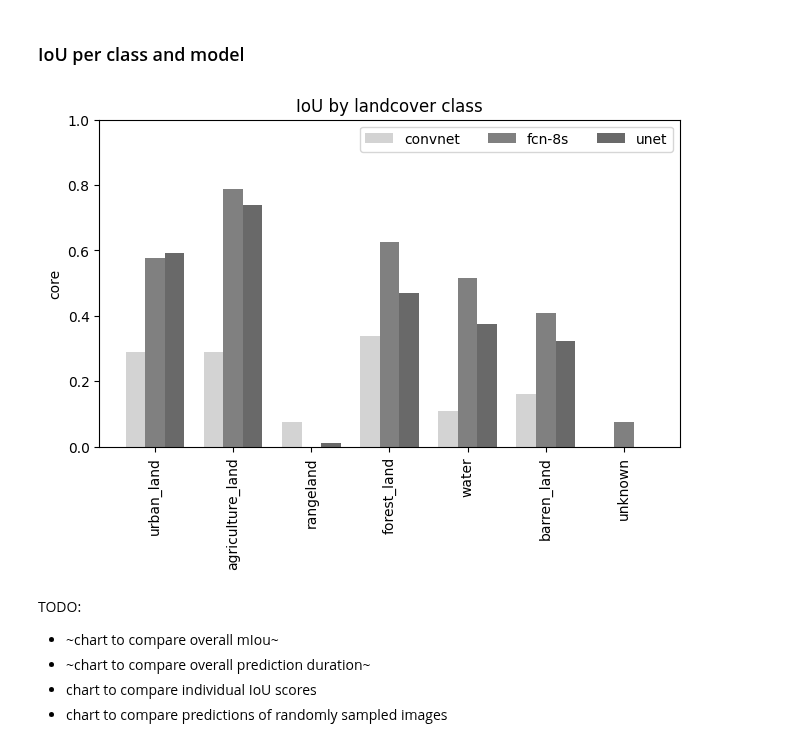
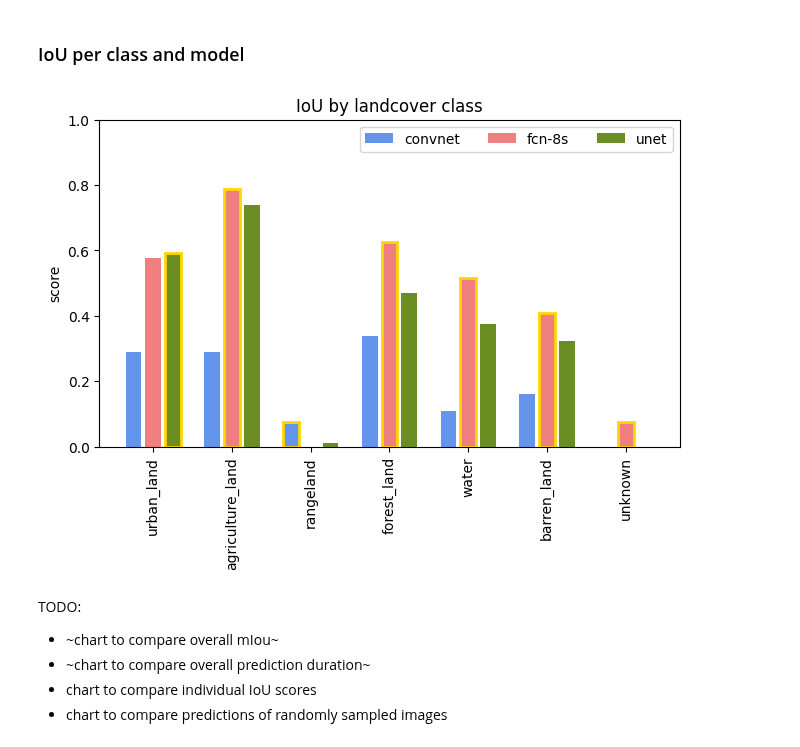
Before and after one commit to rondo-lehner/CM3070_Final_project, a Jupyter notebook: notebooks/ev_01_evaluate_models.ipynb, the cells around one changed output. Drawn from its saved outputs; the diff is of its cells as text; code cells hidden in the pictures.

```diff
--- a/notebooks/ev_01_evaluate_models.ipynb
+++ b/notebooks/ev_01_evaluate_models.ipynb
@@ -466,40 +477,47 @@ plt.show()
 # %% [markdown]
 ### IoU per class and model
-# %%
-# Source: https://matplotlib.org/stable/gallery/lines_bars_and_markers/barchart.html#sphx-glr-gallery-lines-bars-and-markers-barchart-py (last accessed: 24-02-2024)
-
-class_names = MetricTracker('').class_names
-model_IoUs = {m:tuple(float(results[m]['IoU'][c]) for c in class_names) for m in names[1:]}
-model_colors = {
-    'convnet': 'lightgrey',
-    'fcn-8s': 'grey',
-    'unet': 'dimgrey'
-}
-
-x = np.arange(len(class_names))
-width = 0.25
-multiplier = 0
-
-fig, ax = plt.subplots(layout='constrained')
-
-
-
-for attribute, measurement in model_IoUs.items():
-    offset = width * multiplier
-    rects = ax.bar(x + offset, measurement, width, label=attribute, color=model_colors[attribute])
-    # ax.bar_label(rects, padding=3)
-    multiplier += 1
-
-ax.set_ylabel('core')
-ax.set_title('IoU by landcover class')
-ax.set_xticks(x + width, class_names)
-ax.legend(loc='upper right', ncols=3)
-ax.set_ylim(0, 1)
-plt.xticks(rotation=90)
-
-plt.show()
-# %% [output]
-[figure, removed]
+# %%
+# Source: https://matplotlib.org/stable/gallery/lines_bars_and_markers/barchart.html#sphx-glr-gallery-lines-bars-and-markers-barchart-py (last accessed: 24-02-2024)
+
+class_names = MetricTracker('').class_names
+model_IoUs = {m:tuple(float(results[m]['IoU'][c]) for c in class_names) for m in names[1:]}
+model_colors = {
+    'convnet': 'cornflowerblue',
+    'fcn-8s': 'lightcoral',
+    'unet': 'olivedrab'
+}
+
+x = np.arange(len(class_names))
+width = 0.25
+multiplier = 0
+
+fig, ax = plt.subplots(layout='constrained')
+
+
+for attribute, measurement in model_IoUs.items():
+    offset = width * multiplier
+    rects = ax.bar(x + offset, measurement, width * 0.8, label=attribute, color=model_colors[attribute])
+    # ax.bar_label(rects, padding=3)
+    multiplier += 1
+
+ax.legend(loc='upper right', ncols=3)
+
+for i in range(len(class_names)):
+    patch_heights = [ax.get_children()[:21][i + j * 7].get_height() for j in range(3)]
+    idx_best = i + np.argmax(patch_heights) * 7
+    best_in_class = ax.get_children()[:21][idx_best]
+    best_in_class.set_edgecolor('gold')
+    best_in_class.set_linewidth(2)
+
+ax.set_ylabel('score')
+ax.set_title('IoU by landcover class')
+ax.set_xticks(x + width, class_names)
+ax.set_ylim(0, 1)
+plt.xticks(rotation=90)
+
+plt.show()
+# %% [output]
+[figure, added]
 # %% [markdown]
 TODO:
 * ~chart to compare overall mIou~
```
Also changed, not shown: parts of 3 cells of this notebook.
